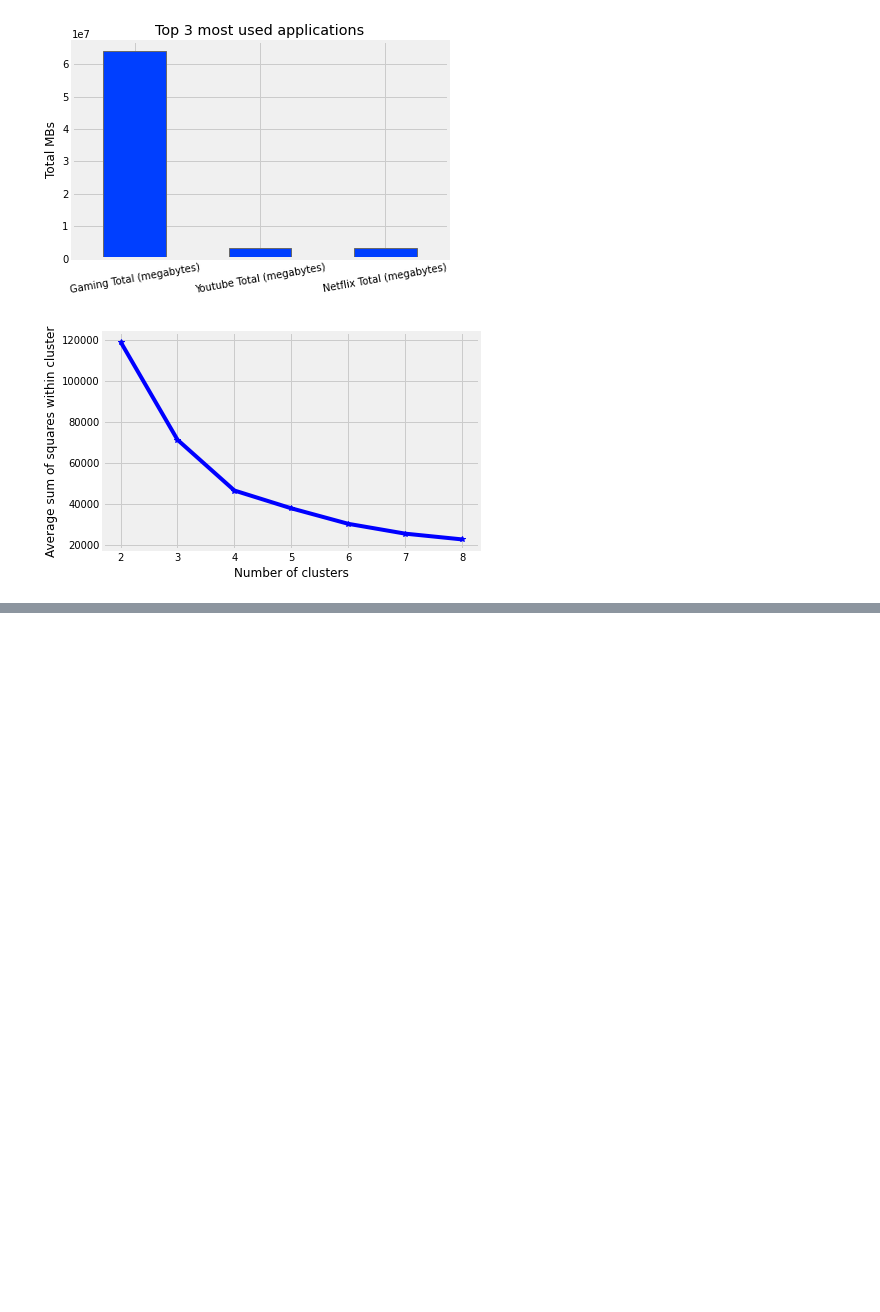
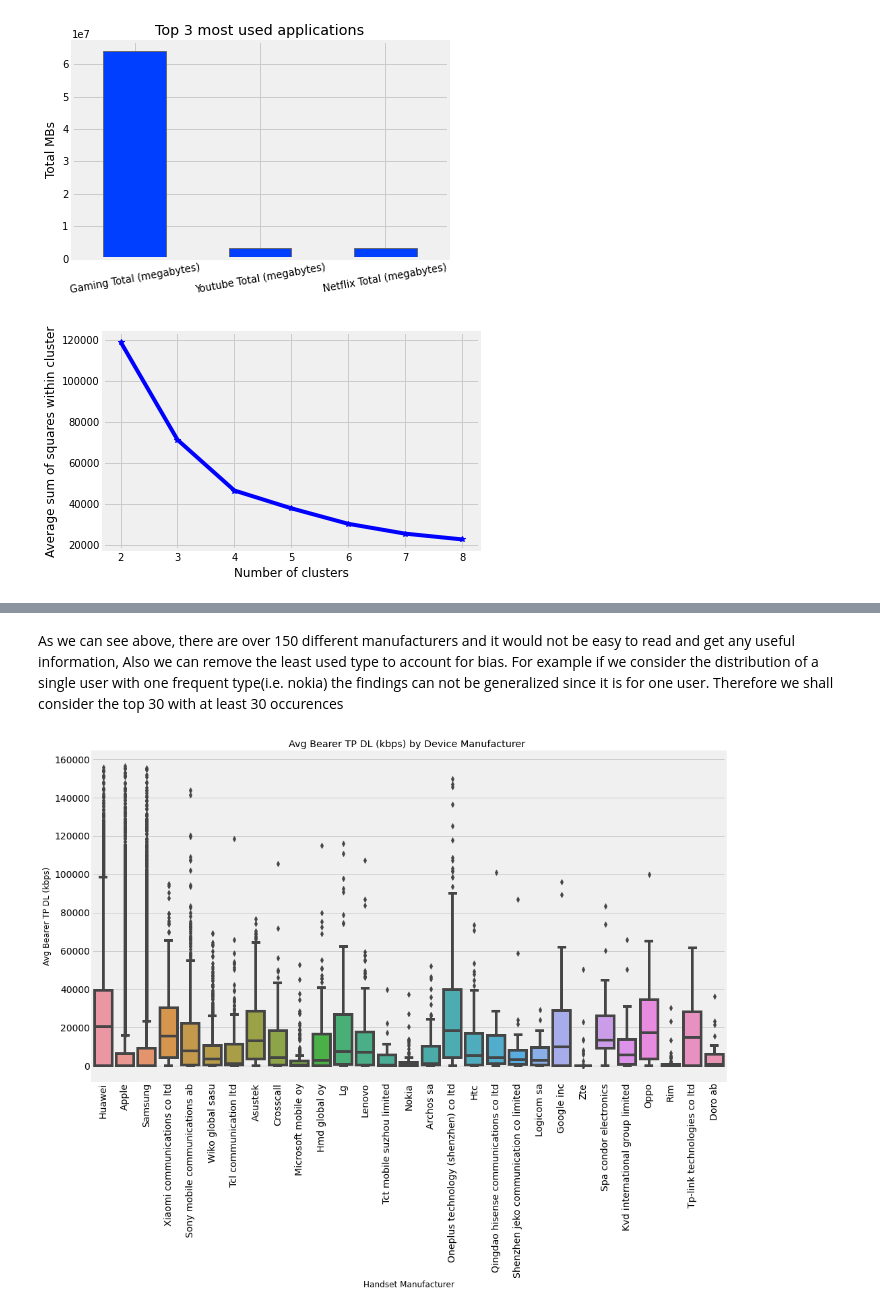
Before and after one commit to fbagire/Telecomm_data_analysis, a Jupyter notebook: data_cleaning.ipynb, the cells around one changed output, grey strips where cells are left out. Cells and saved outputs as stored; diff of their text form; code cells hidden in the pictures; blank space fills up the shorter version.

```diff
--- a/data_cleaning.ipynb
+++ b/data_cleaning.ipynb
@@ -957,0 +946,2 @@ Name: TCP UL Retrans. Vol (Bytes), dtype: int64
+# %%
+devices_top=expe_df["Handset Manufacturer"].value_counts(sort=True,ascending=False)[:30]
@@ -957,0 +968,4 @@ Name: TCP UL Retrans. Vol (Bytes), dtype: int64
+# %%
+devices_top=devices_top.to_dict()
+# %%
+devices_top.pop('Undefined')
@@ -957,0 +974,2 @@ Name: TCP UL Retrans. Vol (Bytes), dtype: int64
+# %%
+devices_df=expe_df[expe_df['Handset Manufacturer'].apply(lambda x: True if x in devices_top.keys() else False)]
@@ -957,0 +993,7 @@ Name: TCP UL Retrans. Vol (Bytes), dtype: int64
+# %% [markdown]
+As we can see above, there are over 150 different manufacturers and it would not be easy to read and get any useful information, Also we can remove the least used type to account for bias. For example if we consider the distribution of a single user with one frequent type(i.e. nokia) the findings can not be generalized since it is for one user. Therefore we shall consider the top 30 with at least 30 occurences
+# %%
+plot_box_multi(devices_df,x_col='Handset Manufacturer',y_col='Avg Bearer TP DL (kbps)',
+               rot=90,figsize=(15,9), title='Avg Bearer TP DL (kbps) by Device Manufacturer ')
+# %% [output]
+[figure, added]
```
Also changed, not shown: parts of 56 cells of this notebook.
